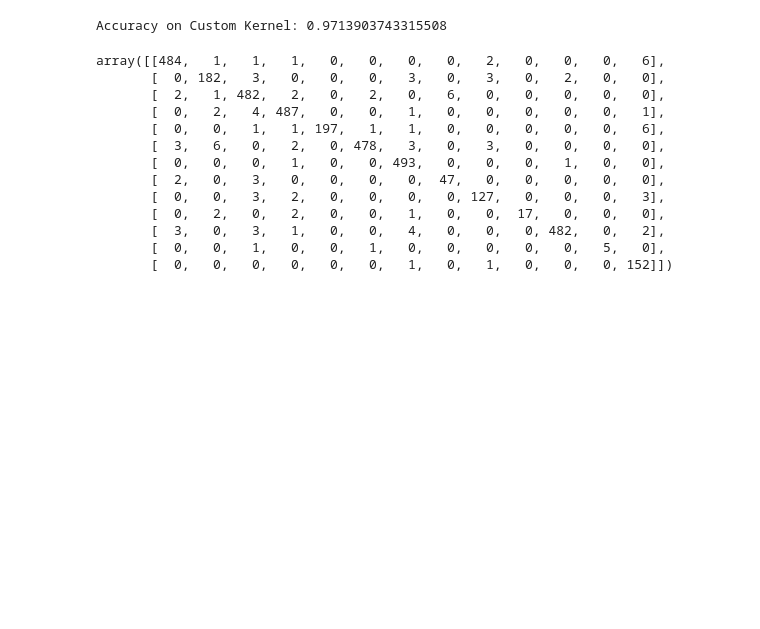
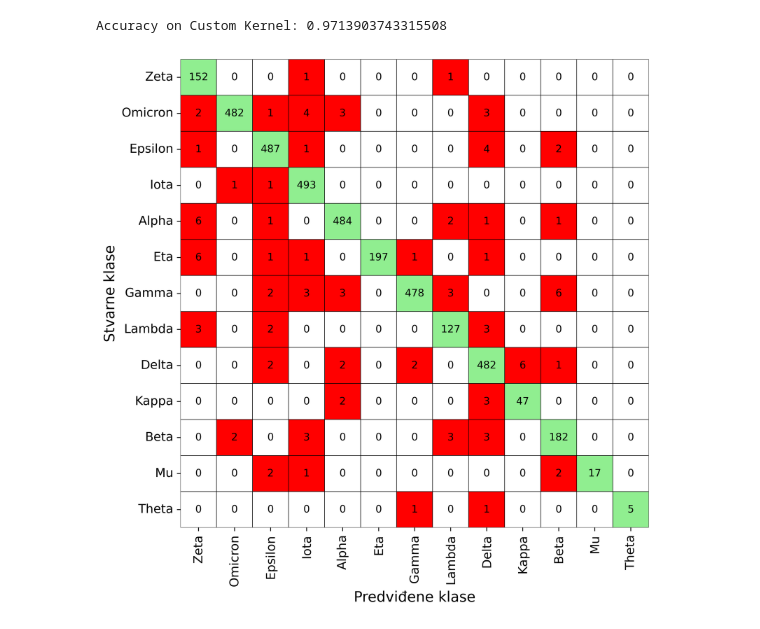
Before and after one commit to bodomilan/ip2_projekat, a Jupyter notebook: source/svm.ipynb, the cells around one changed output. Cells and saved outputs as stored; diff of their text form; code cells hidden in the pictures; blank space fills up the shorter version.

```diff
--- a/source/svm.ipynb
+++ b/source/svm.ipynb
@@ -95,18 +155,8 @@ print(f'Accuracy on Custom Kernel: {accuracy_score(y_test, y_pred)}')
 # %% [output]
 Accuracy on Custom Kernel: 0.9713903743315508
 # %%
-confusion_matrix(y_test, y_pred)
+labels = y_test["WHO_TYPE"].unique()
+cm = confusion_matrix(y_test, y_pred, labels=labels)
+visualize_confusion_matrix(cm, labels, save_path = "sars2")
 # %% [output]
-array([[484,   1,   1,   1,   0,   0,   0,   0,   2,   0,   0,   0,   6],
-       [  0, 182,   3,   0,   0,   0,   3,   0,   3,   0,   2,   0,   0],
-       [  2,   1, 482,   2,   0,   2,   0,   6,   0,   0,   0,   0,   0],
-       [  0,   2,   4, 487,   0,   0,   1,   0,   0,   0,   0,   0,   1],
-       [  0,   0,   1,   1, 197,   1,   1,   0,   0,   0,   0,   0,   6],
-       [  3,   6,   0,   2,   0, 478,   3,   0,   3,   0,   0,   0,   0],
-       [  0,   0,   0,   1,   0,   0, 493,   0,   0,   0,   1,   0,   0],
-       [  2,   0,   3,   0,   0,   0,   0,  47,   0,   0,   0,   0,   0],
-       [  0,   0,   3,   2,   0,   0,   0,   0, 127,   0,   0,   0,   3],
-       [  0,   2,   0,   2,   0,   0,   1,   0,   0,  17,   0,   0,   0],
-       [  3,   0,   3,   1,   0,   0,   4,   0,   0,   0, 482,   0,   2],
-       [  0,   0,   1,   0,   0,   1,   0,   0,   0,   0,   0,   5,   0],
-       [  0,   0,   0,   0,   0,   0,   1,   0,   1,   0,   0,   0, 152]])
+[figure, added]
```
Also changed, not shown: parts of 6 cells of this notebook, 5 other files.
